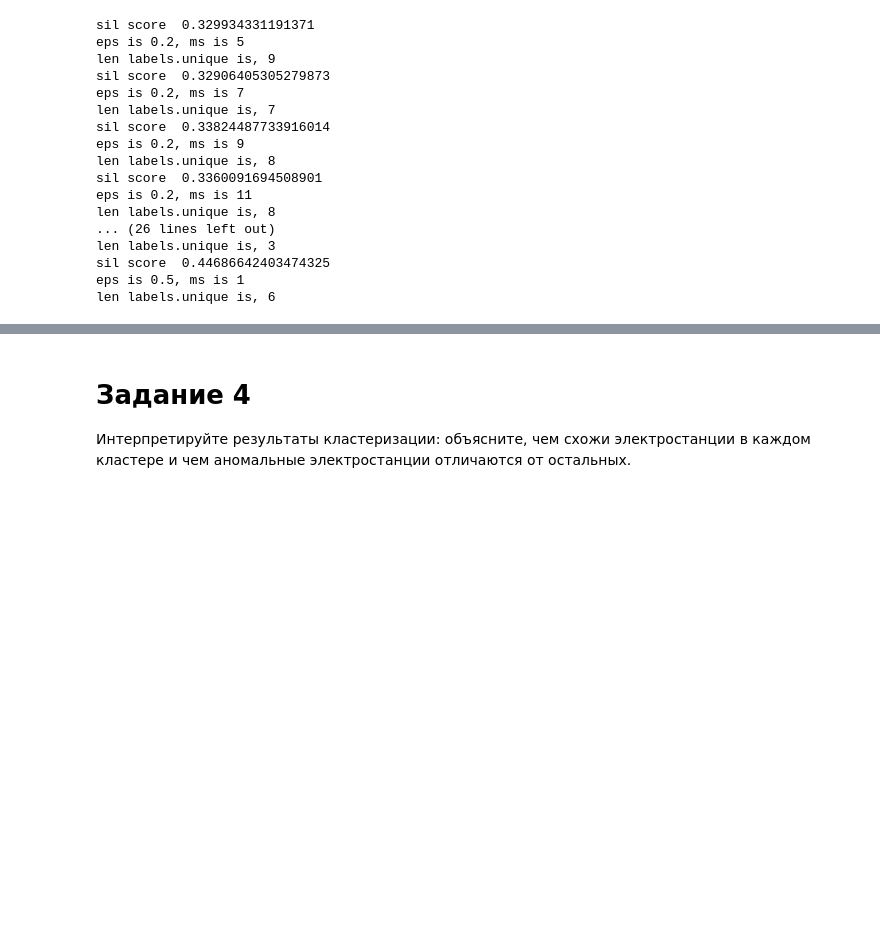
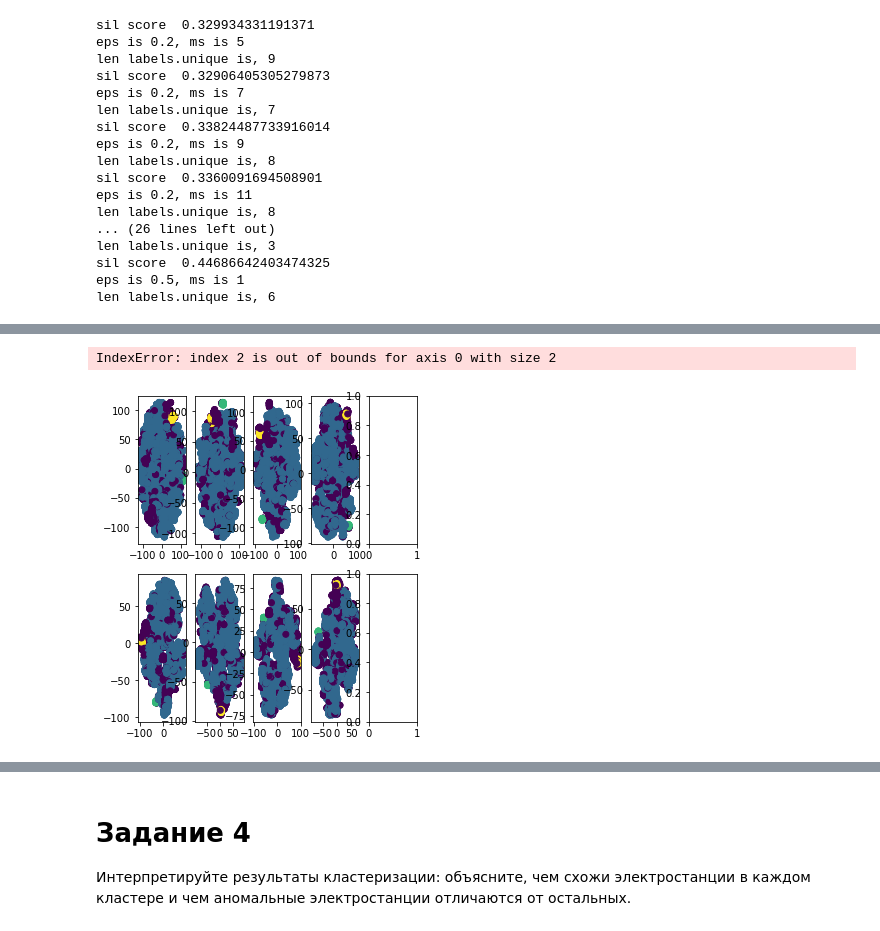
Before and after one commit to Fennec120/ds_junior, a Jupyter notebook: module_15/Практическая работа М15 DBSCAN.ipynb, the cells around one changed output, grey strips where cells are left out. Saved outputs shown, nothing was run; the diff lists cells and outputs as text; code cells hidden in the pictures; blank space fills up the shorter version.

```diff
--- a/module_15/Практическая работа М15 DBSCAN.ipynb
+++ b/module_15/Практическая работа М15 DBSCAN.ipynb
@@ -639,0 +519,26 @@ len(df_no_outliers_scaled.labels.unique())
+# %%
+ax = plt.subplots(2, 5, figsize=(5,6), )[1]
+i = 0
+k = 0
+counter = 0
+
+
+for pxt in range(len(np.arange(5,96,10))):
+    tsne = TSNE(n_components=2, perplexity=np.arange(5,51,5)[pxt])
+    df_emb = tsne.fit_transform(df_scaled.drop('labels', axis=1))
+    data = pd.DataFrame(df_emb)
+    data['labels'] = 0
+    data = data.drop('labels', axis=1)
+    model = models_no_outs_scaled['model_9']['model']
+    data['labels'] = model.labels_
+    if counter == 4:
+        i +=1
+        counter = 0
+        k = 0
+    ax[i][k].scatter(data[0], data[1], c=data.labels)
+#     ax[i][k].set_title(f'{col}')#, rotation=30)
+    k += 1
+    counter += 1
+# %% [output]
+IndexError: index 2 is out of bounds for axis 0 with size 2
+[figure, added]
```
Also changed, not shown: parts of 22 cells of this notebook, 3 other files.
